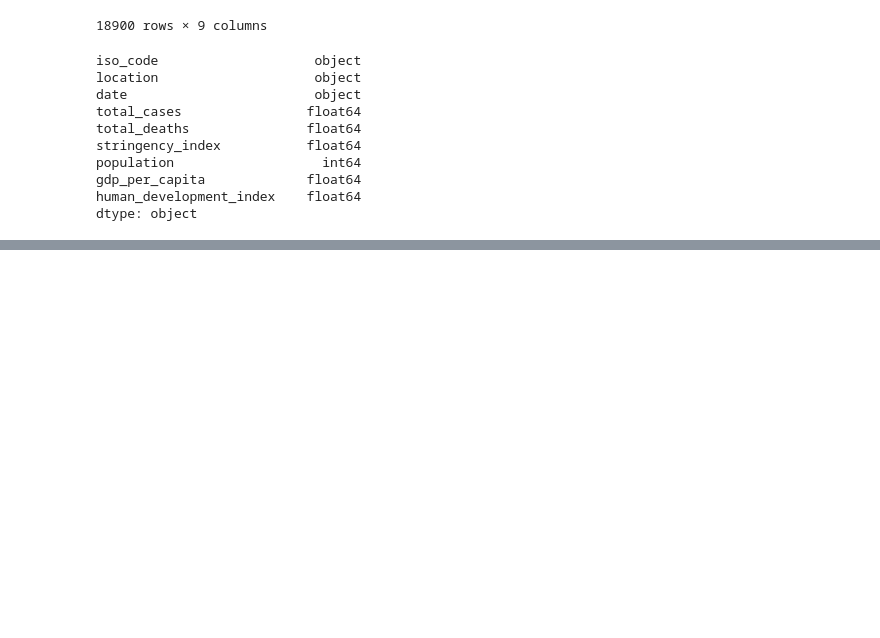
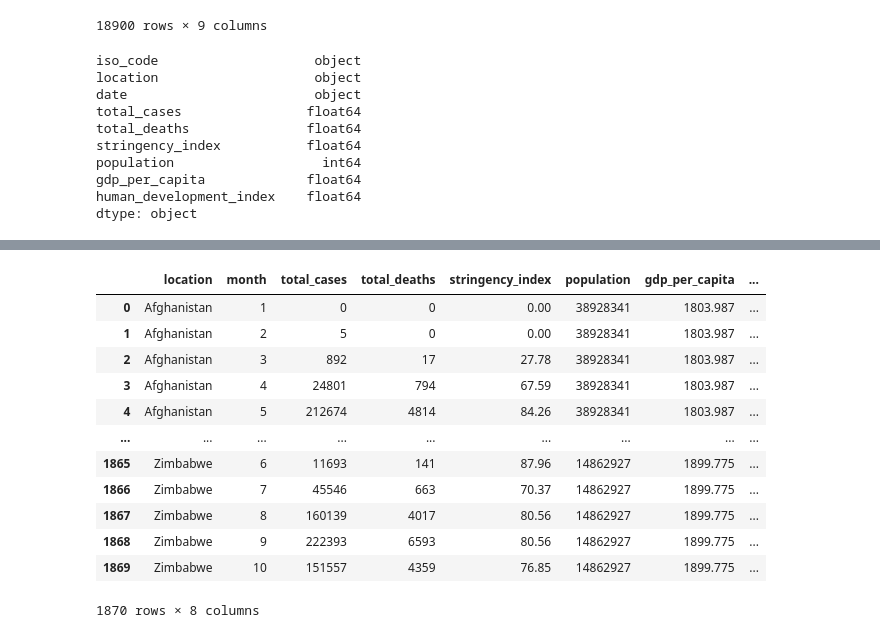
Before and after one commit to Anindita123-code/DataAnalytics, a Jupyter notebook: das_redi_project.ipynb, the cells around one changed output, grey strips where cells are left out. Drawn from its saved outputs; the diff is of its cells as text; code cells hidden in the pictures; blank space fills up the shorter version.

```diff
--- a/das_redi_project.ipynb
+++ b/das_redi_project.ipynb
@@ -172,0 +189,17 @@ df_final.to_csv('scrubbed_pandemic_data.csv')
+# %%
+final_df = pd.read_csv('scrubbed_pandemic_final.csv')
+final_df
+# %% [output]
+|  | location | month | total_cases | total_deaths | stringency_index | population | gdp_per_capita | ... |
+| 0 | Afghanistan | 1 | 0 | 0 | 0.00 | 38928341 | 1803.987 | ... |
+| 1 | Afghanistan | 2 | 5 | 0 | 0.00 | 38928341 | 1803.987 | ... |
+| 2 | Afghanistan | 3 | 892 | 17 | 27.78 | 38928341 | 1803.987 | ... |
+| 3 | Afghanistan | 4 | 24801 | 794 | 67.59 | 38928341 | 1803.987 | ... |
+| 4 | Afghanistan | 5 | 212674 | 4814 | 84.26 | 38928341 | 1803.987 | ... |
+| ... | ... | ... | ... | ... | ... | ... | ... | ... |
+| 1865 | Zimbabwe | 6 | 11693 | 141 | 87.96 | 14862927 | 1899.775 | ... |
+| 1866 | Zimbabwe | 7 | 45546 | 663 | 70.37 | 14862927 | 1899.775 | ... |
+| 1867 | Zimbabwe | 8 | 160139 | 4017 | 80.56 | 14862927 | 1899.775 | ... |
+| 1868 | Zimbabwe | 9 | 222393 | 6593 | 80.56 | 14862927 | 1899.775 | ... |
+| 1869 | Zimbabwe | 10 | 151557 | 4359 | 76.85 | 14862927 | 1899.775 | ... |
+1870 rows × 8 columns
```
Also changed, not shown: parts of 9 cells of this notebook, 11 other files.
